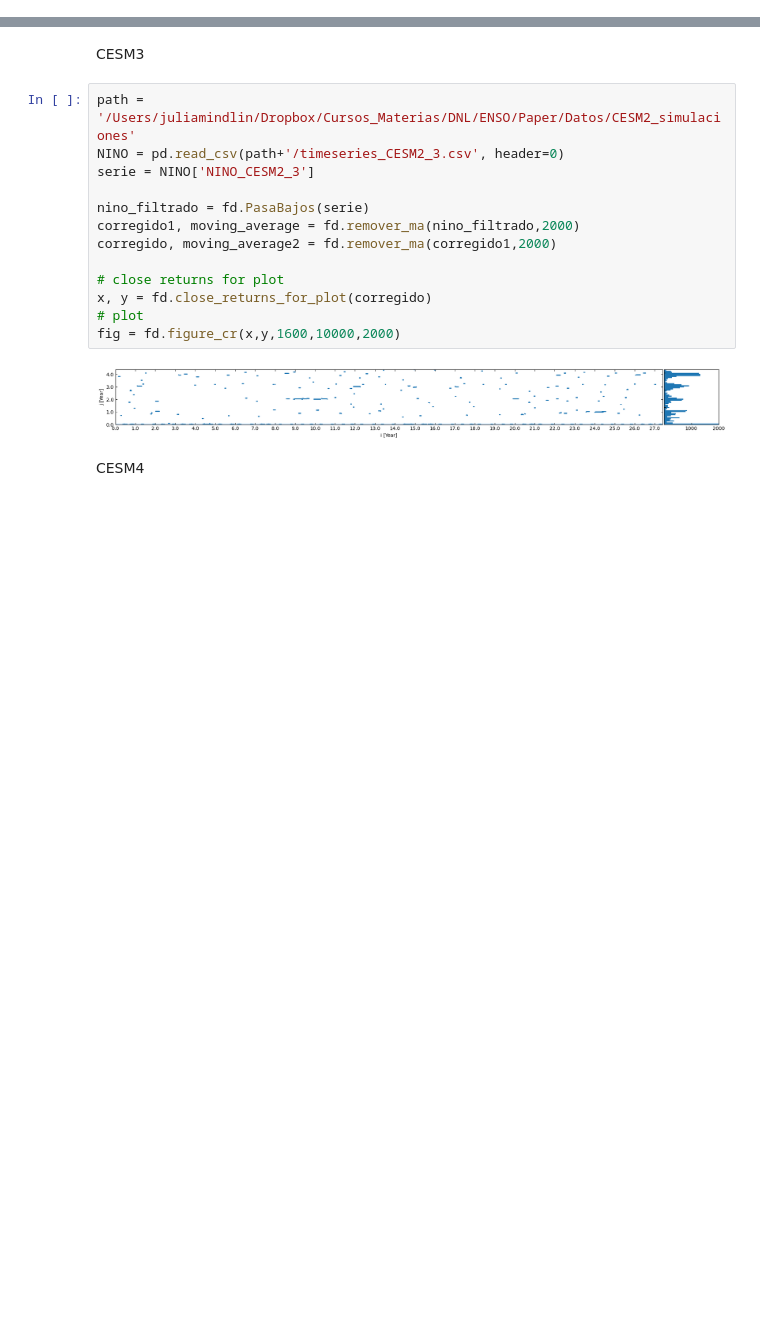
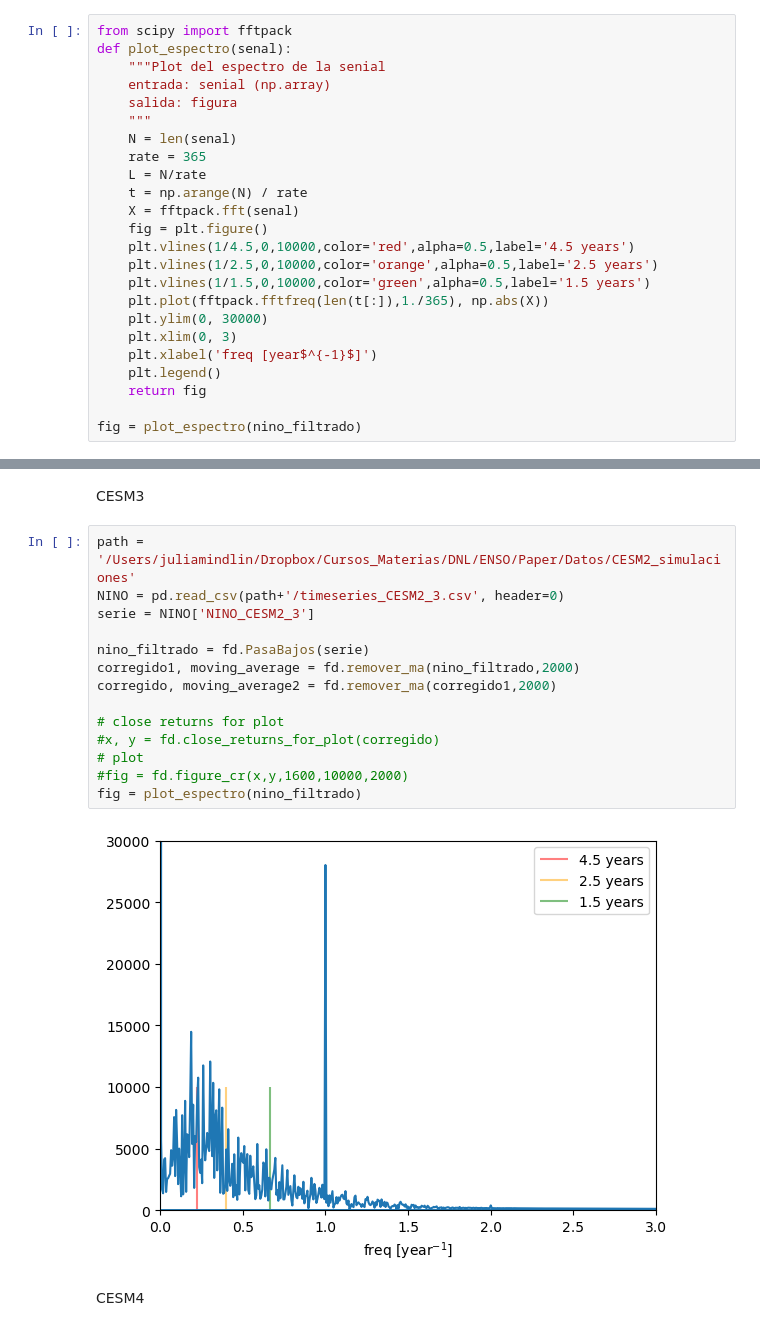
Before and after one commit to jumin94/ENSO_dynamics_analysis, a Jupyter notebook: figures_all.ipynb, the cells around one changed output, grey strips where cells are left out. Drawn from its saved outputs; the diff is of its cells as text; blank space fills up the shorter version.

Commit message:
espectro

```diff
--- a/figures_all.ipynb
+++ b/figures_all.ipynb
@@ -41,0 +38,24 @@ ccorregido, moving_average2 = fd.remover_ma(corregido1,2000)
+# %%
+from scipy import fftpack
+def plot_espectro(senal):
+    """Plot del espectro de la senial
+    entrada: senial (np.array)
+    salida: figura
+    """
+    N = len(senal)
+    rate = 365
+    L = N/rate
+    t = np.arange(N) / rate
+    X = fftpack.fft(senal)
+    fig = plt.figure()
+    plt.vlines(1/4.5,0,10000,color='red',alpha=0.5,label='4.5 years')
+    plt.vlines(1/2.5,0,10000,color='orange',alpha=0.5,label='2.5 years')
+    plt.vlines(1/1.5,0,10000,color='green',alpha=0.5,label='1.5 years')
+    plt.plot(fftpack.fftfreq(len(t[:]),1./365), np.abs(X))
+    plt.ylim(0, 30000)
+    plt.xlim(0, 3)
+    plt.xlabel('freq [year$^{-1}$]')
+    plt.legend()
+    return fig
+
+fig = plot_espectro(nino_filtrado)
@@ -316,18 +338,19 @@ CESM3
 # %%
 path = '/Users/juliamindlin/Dropbox/Cursos_Materias/DNL/ENSO/Paper/Datos/CESM2_simulaciones'
 NINO = pd.read_csv(path+'/timeseries_CESM2_3.csv', header=0)
 serie = NINO['NINO_CESM2_3']
 
 nino_filtrado = fd.PasaBajos(serie)
 corregido1, moving_average = fd.remover_ma(nino_filtrado,2000)
 corregido, moving_average2 = fd.remover_ma(corregido1,2000)
 
 # close returns for plot
-x, y = fd.close_returns_for_plot(corregido)
+#x, y = fd.close_returns_for_plot(corregido)
 # plot
-fig = fd.figure_cr(x,y,1600,10000,2000)
+#fig = fd.figure_cr(x,y,1600,10000,2000)
+fig = plot_espectro(nino_filtrado)
 # %% [output]
-[figure, old version]
+[figure, new version]
 # %% [markdown]
 CESM4
 # %%
```
Also changed, not shown: parts of 3 cells of this notebook.
